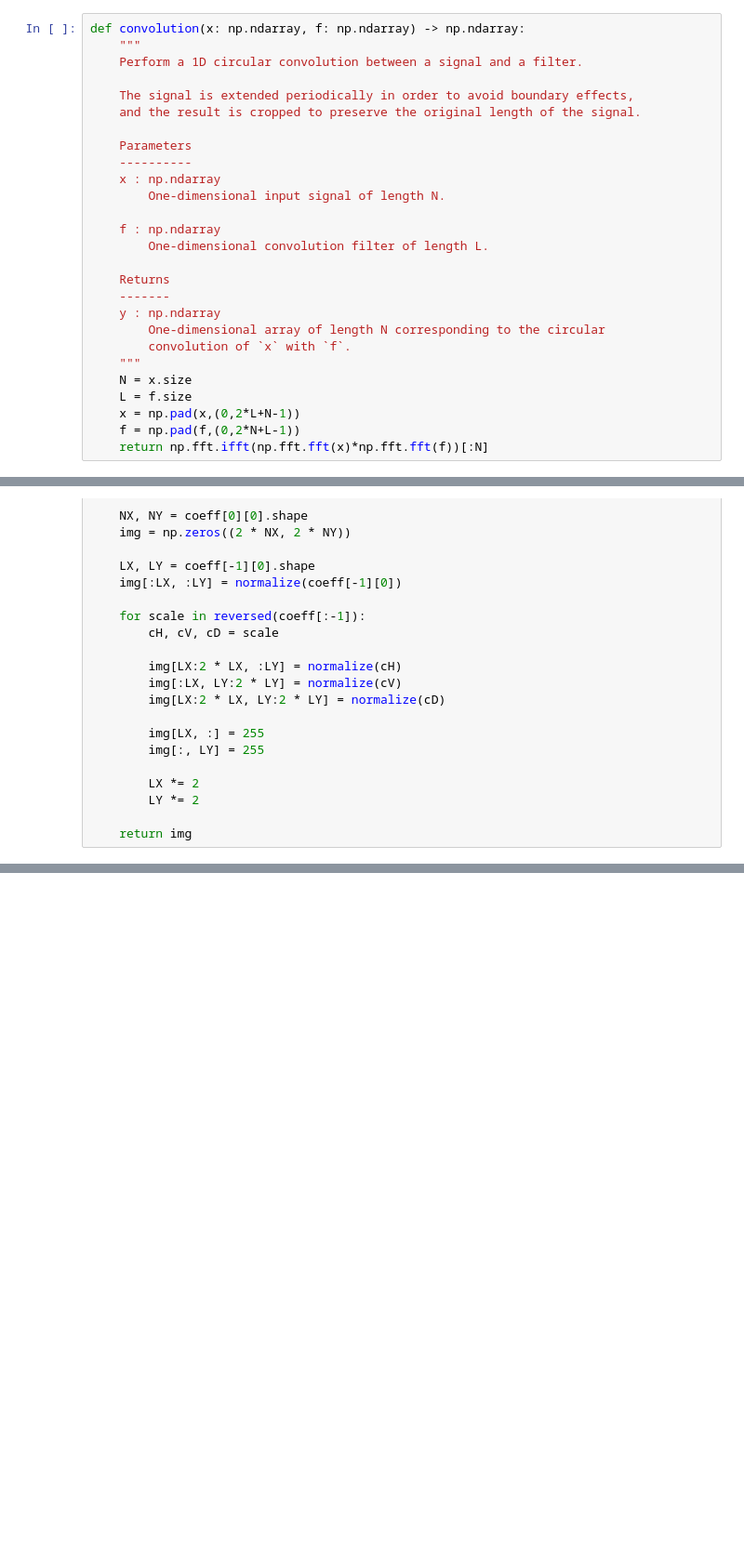
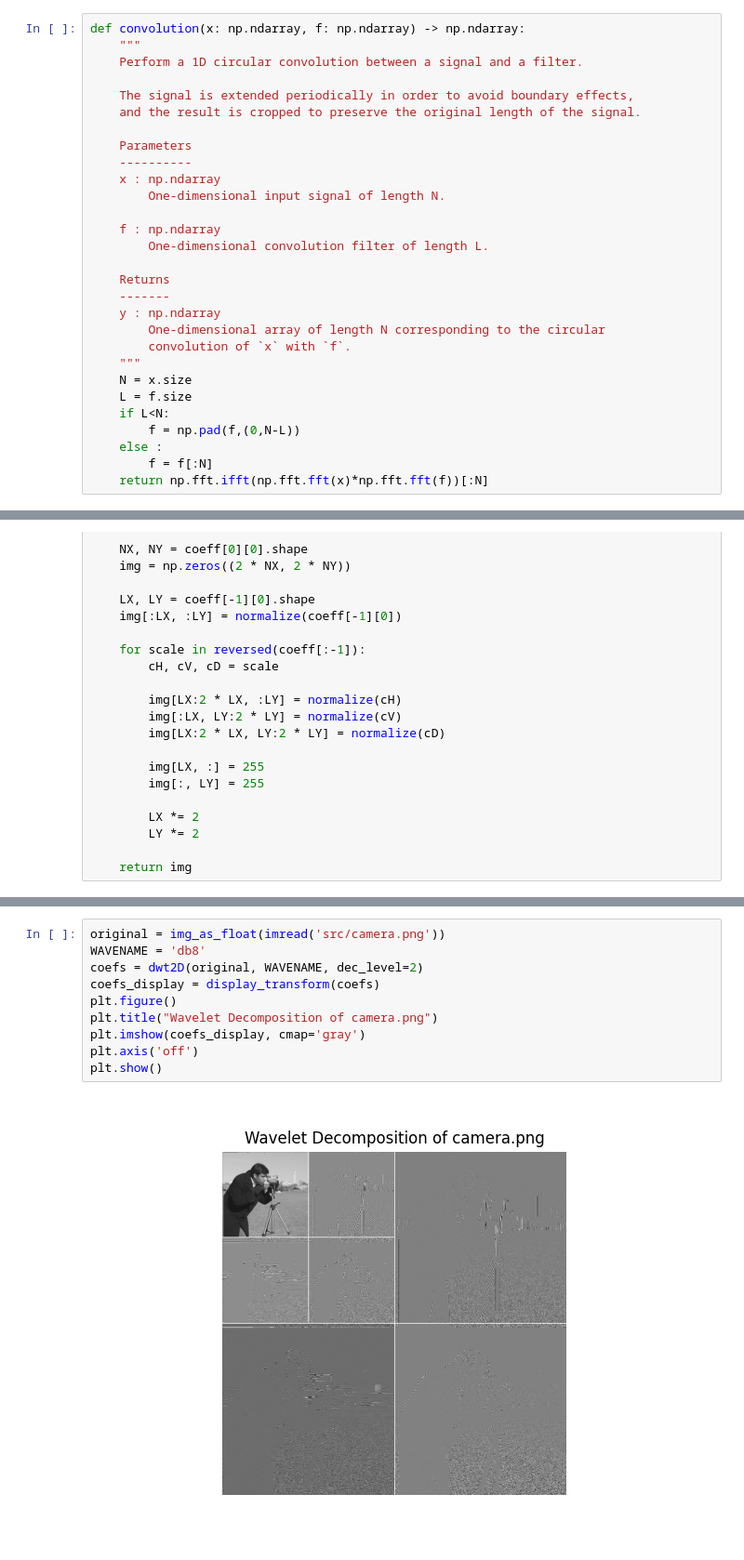
Before and after one commit to bbaruchel/projet_commun, a Jupyter notebook: joseph.ipynb, the cells around one changed output, grey strips where cells are left out. Shown at 93% size. Drawn from its saved outputs; the diff is of its cells as text; blank space fills up the shorter version.

```diff
--- a/joseph.ipynb
+++ b/joseph.ipynb
@@ -113,8 +115,10 @@ def convolution(x: np.ndarray, f: np.ndarray) -> np.ndarray:
     """
     N = x.size
     L = f.size
-    x = np.pad(x,(0,2*L+N-1))
-    f = np.pad(f,(0,2*N+L-1))
+    if L<N:
+        f = np.pad(f,(0,N-L))
+    else :
+        f = f[:N]
     return np.fft.ifft(np.fft.fft(x)*np.fft.fft(f))[:N]
 # %%
 ## Test
@@ -418,0 +396,12 @@ ModuleNotFoundError: No module named 'skimage'
+# %%
+original = img_as_float(imread('src/camera.png'))
+WAVENAME = 'db8'
+coefs = dwt2D(original, WAVENAME, dec_level=2)
+coefs_display = display_transform(coefs)
+plt.figure()
+plt.title("Wavelet Decomposition of camera.png")
+plt.imshow(coefs_display, cmap='gray')
+plt.axis('off')
+plt.show()
+# %% [output]
+[figure, added]
```
Also changed, not shown: parts of 18 cells of this notebook.
